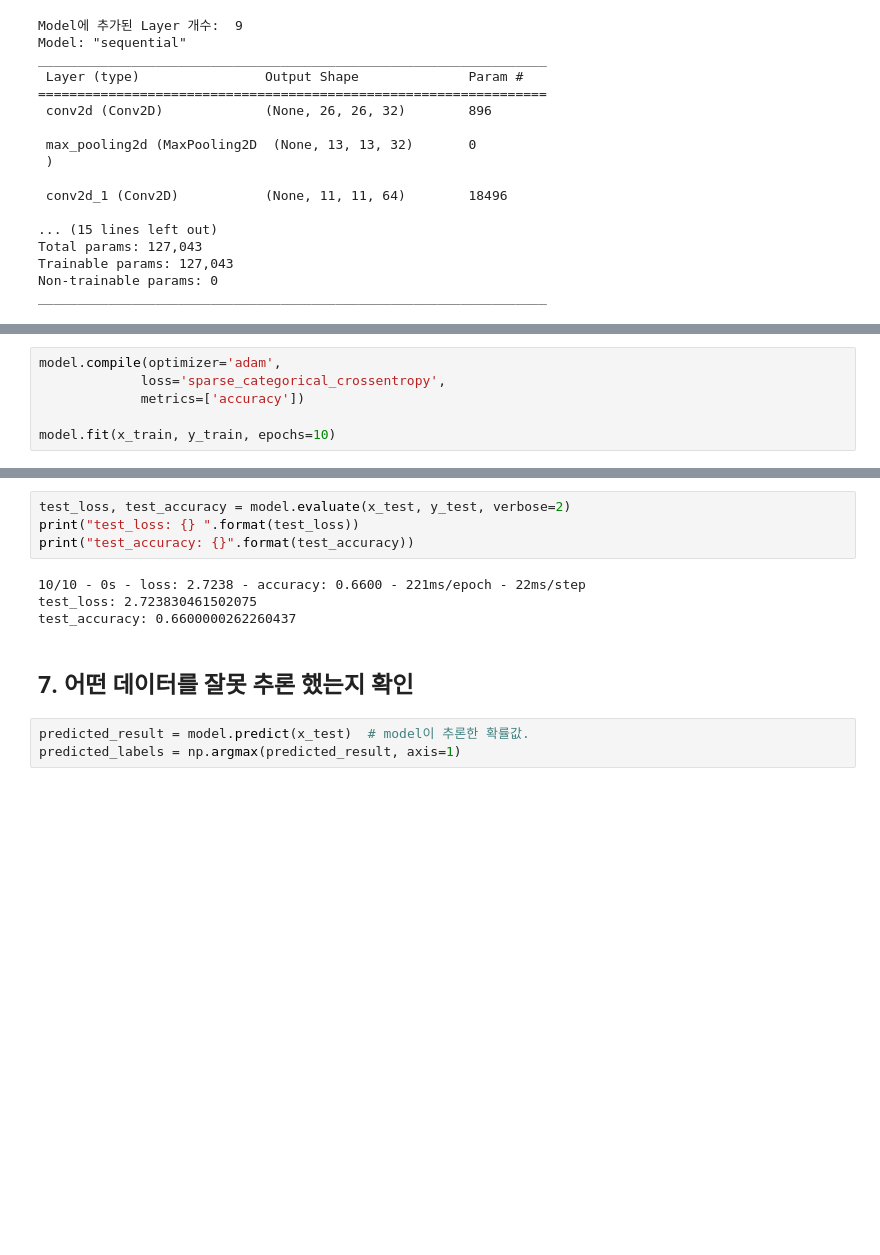
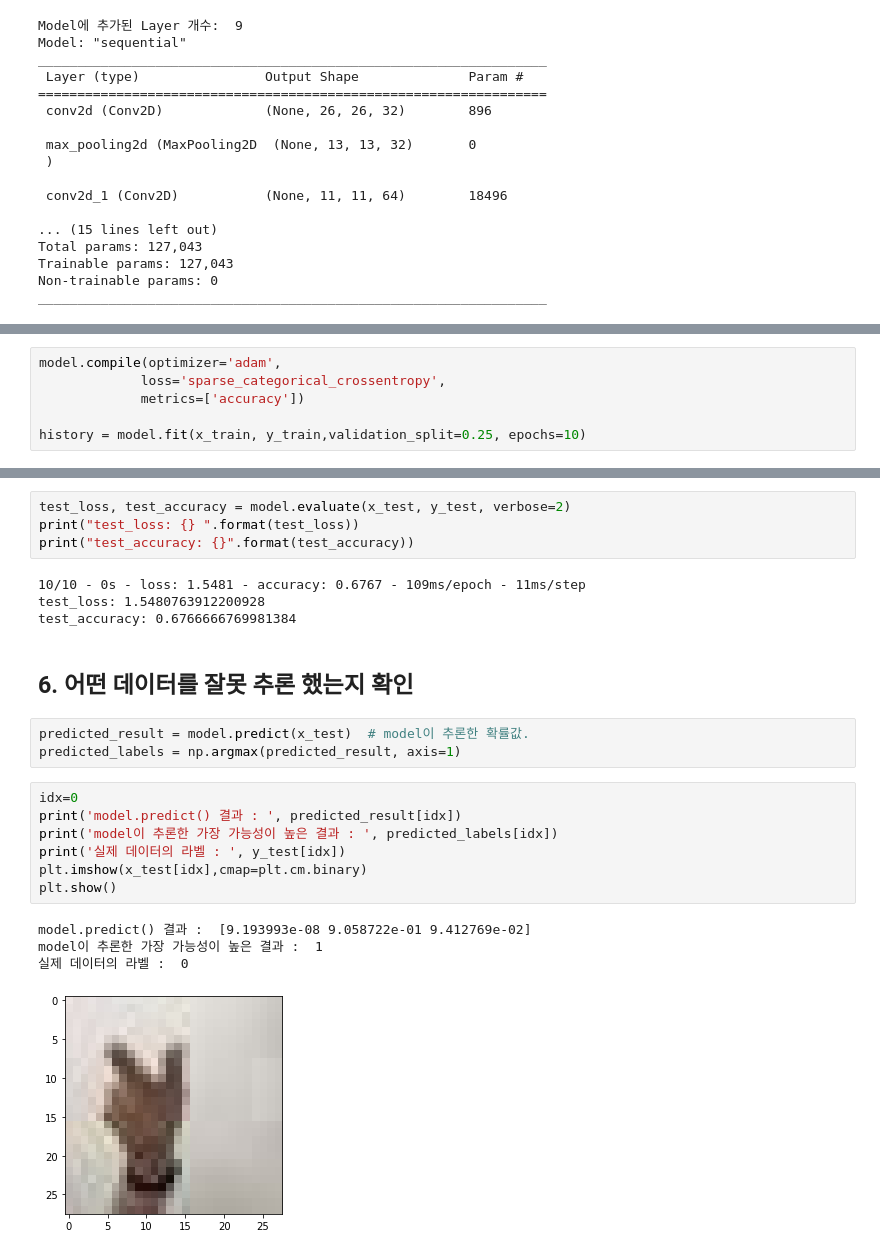
Before and after one commit to jx-dohwan/Aiffel_Exp_Project, a Jupyter notebook: [Exp_5]Classifying_by_rock,_paper,_scissor.ipynb, the cells around one changed output, grey strips where cells are left out. Drawn from its saved outputs; the diff is of its cells as text; blank space fills up the shorter version.

```diff
--- a/[Exp_5]Classifying_by_rock,_paper,_scissor.ipynb
+++ b/[Exp_5]Classifying_by_rock,_paper,_scissor.ipynb
@@ -176,6 +182,6 @@ model.compile(optimizer='adam',
              loss='sparse_categorical_crossentropy',
              metrics=['accuracy'])
 
-model.fit(x_train, y_train, epochs=10)
+history = model.fit(x_train, y_train,validation_split=0.25, epochs=10)
 # %% [output]
 Epoch 1/10
@@ -204,14 +209,26 @@ test_loss, test_accuracy = model.evaluate(x_test, y_test, verbose=2)
 print("test_loss: {} ".format(test_loss))
 print("test_accuracy: {}".format(test_accuracy))
 # %% [output]
-10/10 - 0s - loss: 2.7238 - accuracy: 0.6600 - 221ms/epoch - 22ms/step
-test_loss: 2.723830461502075
-test_accuracy: 0.6600000262260437
+10/10 - 0s - loss: 1.5481 - accuracy: 0.6767 - 109ms/epoch - 11ms/step
+test_loss: 1.5480763912200928
+test_accuracy: 0.6766666769981384
 # %% [markdown]
-## 7. 어떤 데이터를 잘못 추론 했는지 확인
+## 6. 어떤 데이터를 잘못 추론 했는지 확인
 # %%
 predicted_result = model.predict(x_test)  # model이 추론한 확률값.
 predicted_labels = np.argmax(predicted_result, axis=1)
+# %%
+idx=0
+print('model.predict() 결과 : ', predicted_result[idx])
+print('model이 추론한 가장 가능성이 높은 결과 : ', predicted_labels[idx])
+print('실제 데이터의 라벨 : ', y_test[idx])
+plt.imshow(x_test[idx],cmap=plt.cm.binary)
+plt.show()
+# %% [output]
+model.predict() 결과 :  [9.193993e-08 9.058722e-01 9.412769e-02]
+model이 추론한 가장 가능성이 높은 결과 :  1
+실제 데이터의 라벨 :  0
+[figure, added]
 # %%
 import random
 wrong_predict_list=[]
```
Also changed, not shown: parts of 19 cells of this notebook.
